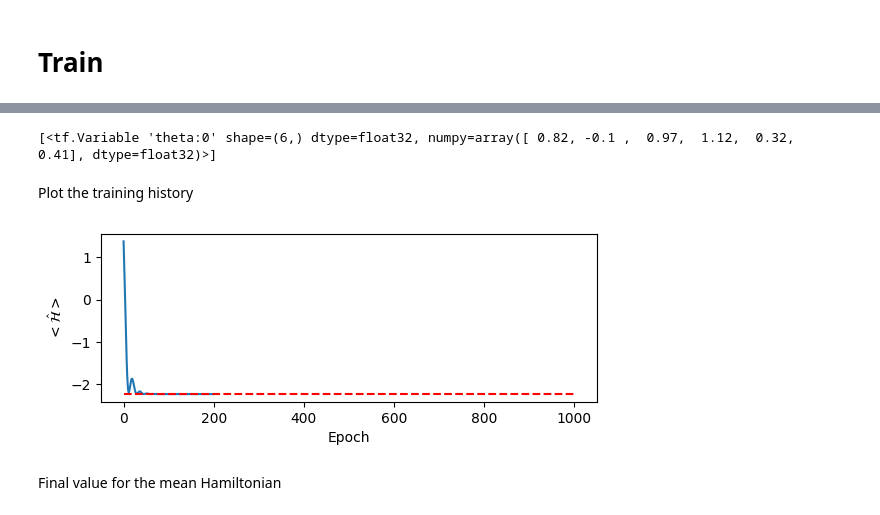
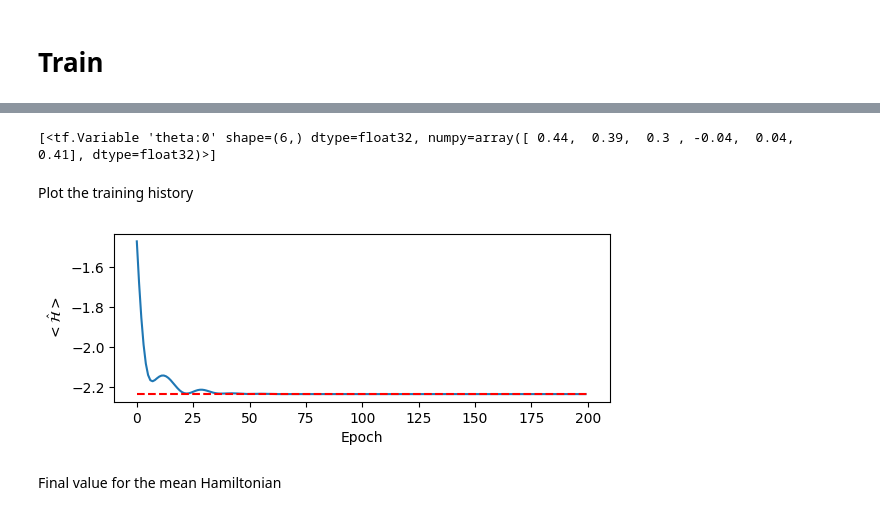
Before and after one commit to nonlinearxwaves/thqml-1.0, a Jupyter notebook: jupyternotebooks/quantumfeaturemap/QAOATwoQubitTransverseFieldIsing.ipynb, the cells around one changed output, grey strips where cells are left out. Drawn from its saved outputs; the diff is of its cells as text; code cells hidden in the pictures.

```diff
--- a/jupyternotebooks/quantumfeaturemap/QAOATwoQubitTransverseFieldIsing.ipynb
+++ b/jupyternotebooks/quantumfeaturemap/QAOATwoQubitTransverseFieldIsing.ipynb
@@ -394,6 +394,7 @@ Lowest eigenvalues -2.2360685
 # Train
 # %%
 Ising1.compile(optimizer=tf.keras.optimizers.Adam(learning_rate=0.01))
-history1 = Ising1.fit(x=np.zeros(10,),epochs=200, verbose=1)
+max_epochs=200
+history1 = Ising1.fit(x=np.zeros(10,),epochs=max_epochs, verbose=1)
 # %% [output]
 Epoch 1/200
@@ -416,26 +417,26 @@ Epoch 200/200
 # %%
 Ising1.weights
 # %% [output]
-[<tf.Variable 'theta:0' shape=(6,) dtype=float32, numpy=array([ 0.82, -0.1 ,  0.97,  1.12,  0.32,  0.41], dtype=float32)>]
+[<tf.Variable 'theta:0' shape=(6,) dtype=float32, numpy=array([ 0.44,  0.39,  0.3 , -0.04,  0.04,  0.41], dtype=float32)>]
 # %% [markdown]
 Plot the training history
 # %%
 # %%
 # %matplotlib inline
 # Plot training & validation accuracy values
 f1 = plt.figure
 plt.subplot(2, 1, 1)
 plt.plot(history1.history['loss'])
 plt.ylabel('$<\mathcal{\hat{H}}>$')
 plt.xlabel('Epoch')
 # superimpose the lowest eigenvalue
-xline=np.linspace(0,1000,100);
+xline=np.linspace(0,max_epochs,100);
 yline=esmin*np.ones_like(xline);
 plt.plot(xline,yline,'r--')
 #print the training hystory on a file
 plt. savefig("trainingTwoQuibtModelIsingQAOA.pdf", format="pdf", bbox_inches="tight")
 # %% [output]
-[figure, old version]
+[figure, new version]
 # %% [markdown]
 Final value for the mean Hamiltonian
 # %%
```
Also changed, not shown: parts of 14 cells of this notebook.
